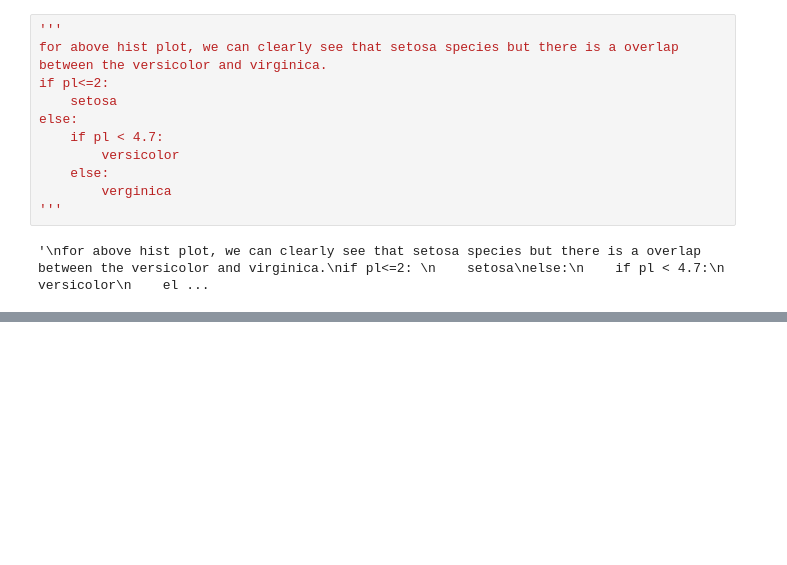
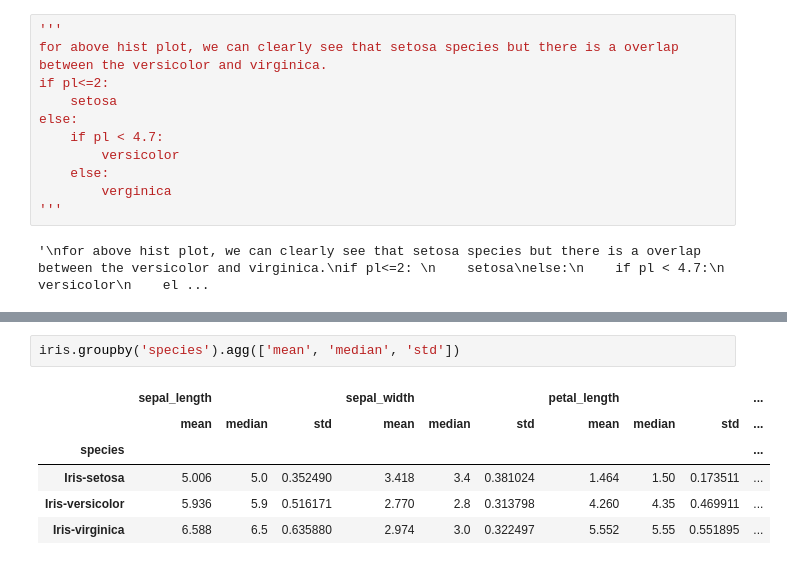
Before and after one commit to thisispawann/data-science-fundamentals, a Jupyter notebook: eda-data-visualization/iris.ipynb, the cells around one changed output, grey strips where cells are left out. Cells and saved outputs as stored; diff of their text form; blank space fills up the shorter version.

Commit message:
mean, variance and std

```diff
--- a/eda-data-visualization/iris.ipynb
+++ b/eda-data-visualization/iris.ipynb
@@ -115,0 +125,9 @@ else:
+# %%
+iris.groupby('species').agg(['mean', 'median', 'std'])
+# %% [output]
+|  | sepal_length |  |  | sepal_width |  |  | petal_length |  |  | ... |
+|  | mean | median | std | mean | median | std | mean | median | std | ... |
+| species |  |  |  |  |  |  |  |  |  | ... |
+| Iris-setosa | 5.006 | 5.0 | 0.352490 | 3.418 | 3.4 | 0.381024 | 1.464 | 1.50 | 0.173511 | ... |
+| Iris-versicolor | 5.936 | 5.9 | 0.516171 | 2.770 | 2.8 | 0.313798 | 4.260 | 4.35 | 0.469911 | ... |
+| Iris-virginica | 6.588 | 6.5 | 0.635880 | 2.974 | 3.0 | 0.322497 | 5.552 | 5.55 | 0.551895 | ... |
```
Also changed, not shown: parts of 3 cells of this notebook.
